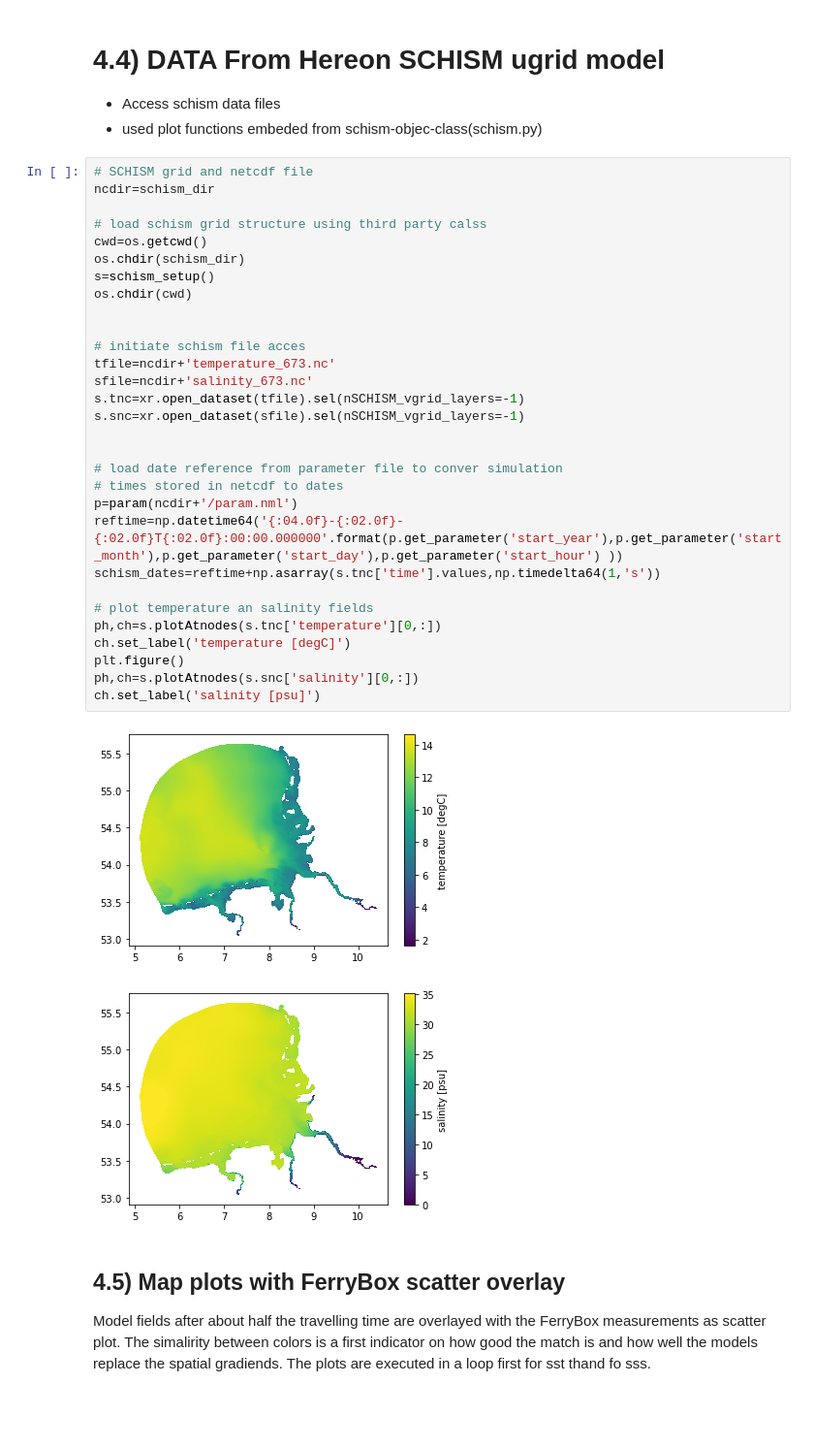
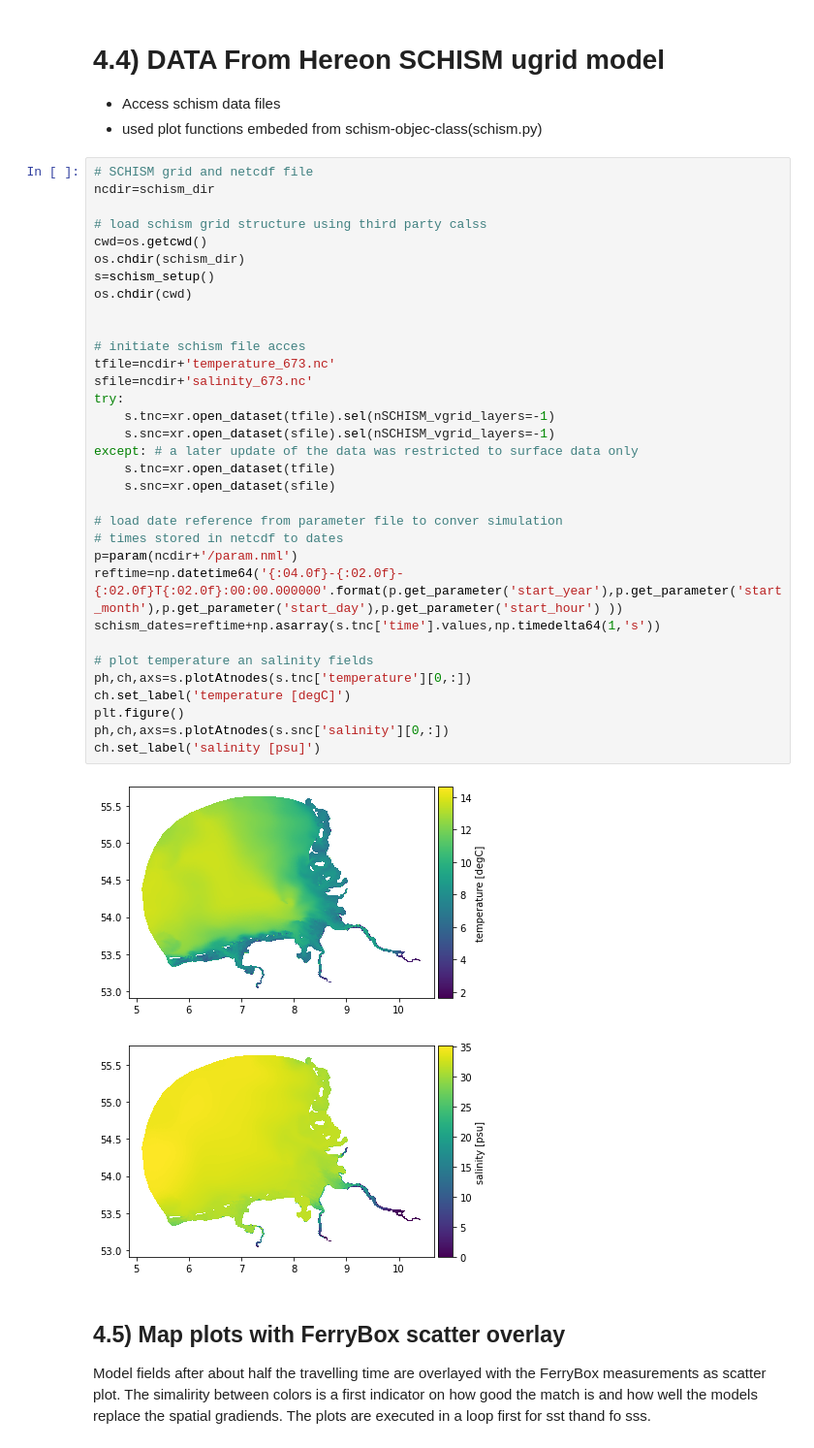
Before and after one commit to immerse-project/Downstream-Users-Toolbox, a Jupyter notebook: ferrybox_validation/ferrybox_validation.ipynb, the cells around one changed output. Shown at 97% size. Cells and saved outputs as stored; diff of their text form; blank space fills up the shorter version.

Commit message:
Update ferrybox_validation.ipynb
adapt for library plotting command change with axis output argument and 2d schism data with vertical dimension removed.

```diff
--- a/ferrybox_validation/ferrybox_validation.ipynb
+++ b/ferrybox_validation/ferrybox_validation.ipynb
@@ -660,36 +684,39 @@ ch.set_label('T [degC]')
 # %%
 # SCHISM grid and netcdf file
 ncdir=schism_dir
 
 # load schism grid structure using third party calss
 cwd=os.getcwd()
 os.chdir(schism_dir)
 s=schism_setup()
 os.chdir(cwd)
 
 
 # initiate schism file acces
 tfile=ncdir+'temperature_673.nc'
 sfile=ncdir+'salinity_673.nc'
-s.tnc=xr.open_dataset(tfile).sel(nSCHISM_vgrid_layers=-1)
-s.snc=xr.open_dataset(sfile).sel(nSCHISM_vgrid_layers=-1)
-
+try:
+    s.tnc=xr.open_dataset(tfile).sel(nSCHISM_vgrid_layers=-1)
+    s.snc=xr.open_dataset(sfile).sel(nSCHISM_vgrid_layers=-1)
+except: # a later update of the data was restricted to surface data only
+    s.tnc=xr.open_dataset(tfile)
+    s.snc=xr.open_dataset(sfile)
 
 # load date reference from parameter file to conver simulation
 # times stored in netcdf to dates
 p=param(ncdir+'/param.nml')
 reftime=np.datetime64('{:04.0f}-{:02.0f}-{:02.0f}T{:02.0f}:00:00.000000'.format(p.get_parameter('start_year'),p.get_parameter('start_month'),p.get_parameter('start_day'),p.get_parameter('start_hour') ))
 schism_dates=reftime+np.asarray(s.tnc['time'].values,np.timedelta64(1,'s'))
 
 # plot temperature an salinity fields
-ph,ch=s.plotAtnodes(s.tnc['temperature'][0,:])
+ph,ch,axs=s.plotAtnodes(s.tnc['temperature'][0,:])
 ch.set_label('temperature [degC]')
 plt.figure()
-ph,ch=s.plotAtnodes(s.snc['salinity'][0,:])
+ph,ch,axs=s.plotAtnodes(s.snc['salinity'][0,:])
 ch.set_label('salinity [psu]')
 # %% [output]
-[figure, old version]
+[figure, new version]
-[figure, old version]
+[figure, new version]
 # %% [markdown]
 ## 4.5) Map plots with FerryBox scatter overlay
 
```
Also changed, not shown: parts of 15 cells of this notebook.
